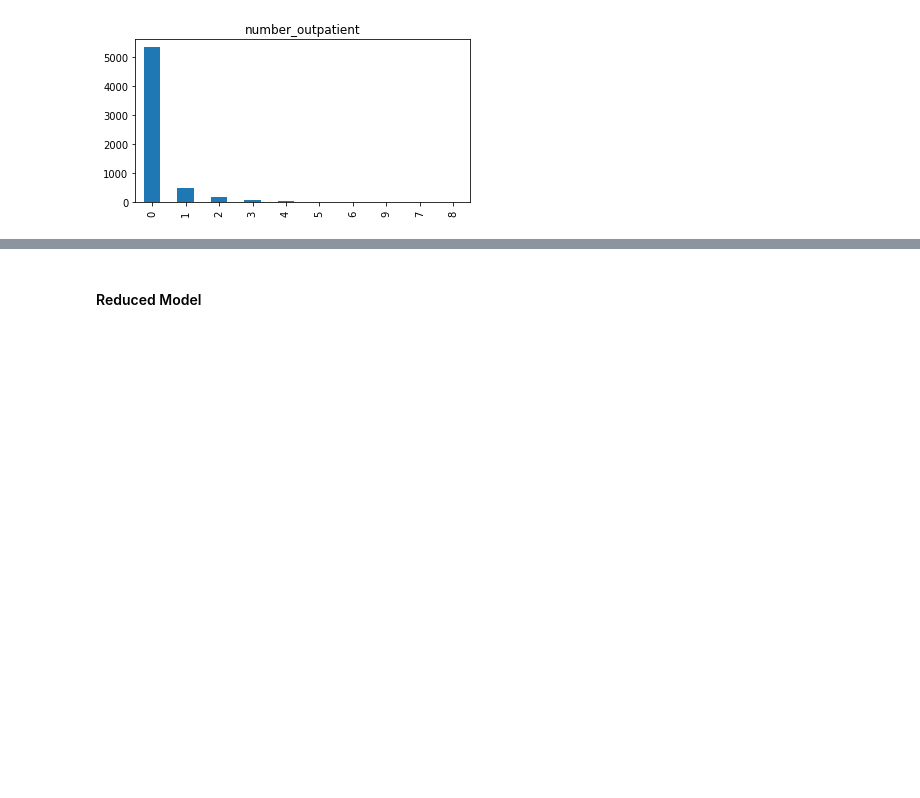
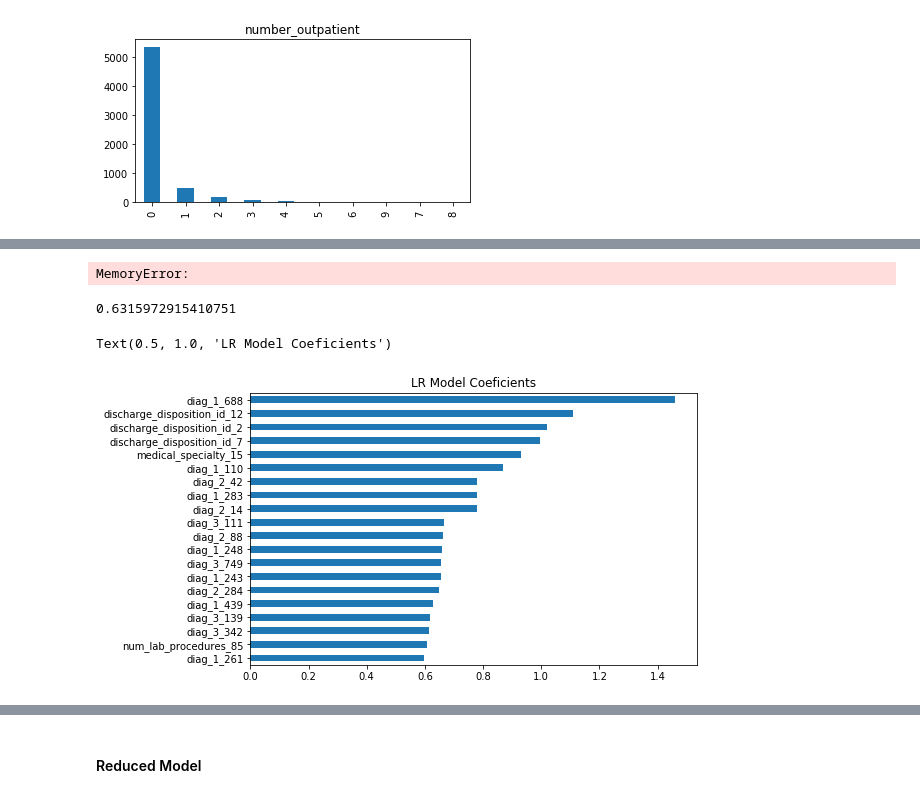
Before and after one commit to capstone-hospital-readmission/hospital-readmissions, a Jupyter notebook: hospital_readmission_reduce.ipynb, the cells around one changed output, grey strips where cells are left out. Drawn from its saved outputs; the diff is of its cells as text; code cells hidden in the pictures; blank space fills up the shorter version.

```diff
--- a/hospital_readmission_reduce.ipynb
+++ b/hospital_readmission_reduce.ipynb
@@ -155,0 +193,26 @@ plt.rcParams['figure.figsize']= [8.0, 5.0]
+# %%
+lm_gridSearch = ms.GridSearchCV(lm_full, {'C':np.linspace(.1,.9,9)}, cv=3, scoring='roc_auc')
+lm_gridSearch.fit(enc.transform(X_train), y_train)
+
+lm_full = lm_gridSearch.best_estimator_
+print(lm_full)
+# %% [output]
+MemoryError:
+# %%
+y_proba_lm = lm_full.predict_proba(
+    enc.transform(X_test))[:, 1]
+
+y_pred_lm = lm_full.predict(enc.transform(X_test))
+
+fpr_lm, tpr_lm, _ = roc_curve(y_test, y_proba_lm)
+auc_lm = auc(fpr_lm, tpr_lm)
+print(auc_lm)
+# %% [output]
+0.6315972915410751
+# %%
+coefs = map_coef(lm_full, enc, X_train.columns, inverse_log=True)
+pd.Series(coefs).sort_values().plot(kind='barh')
+plt.title('LR Model Coeficients')
+# %% [output]
+Text(0.5, 1.0, 'LR Model Coeficients')
+[figure, added]
```
Also changed, not shown: parts of 24 cells of this notebook, 3 other files.
